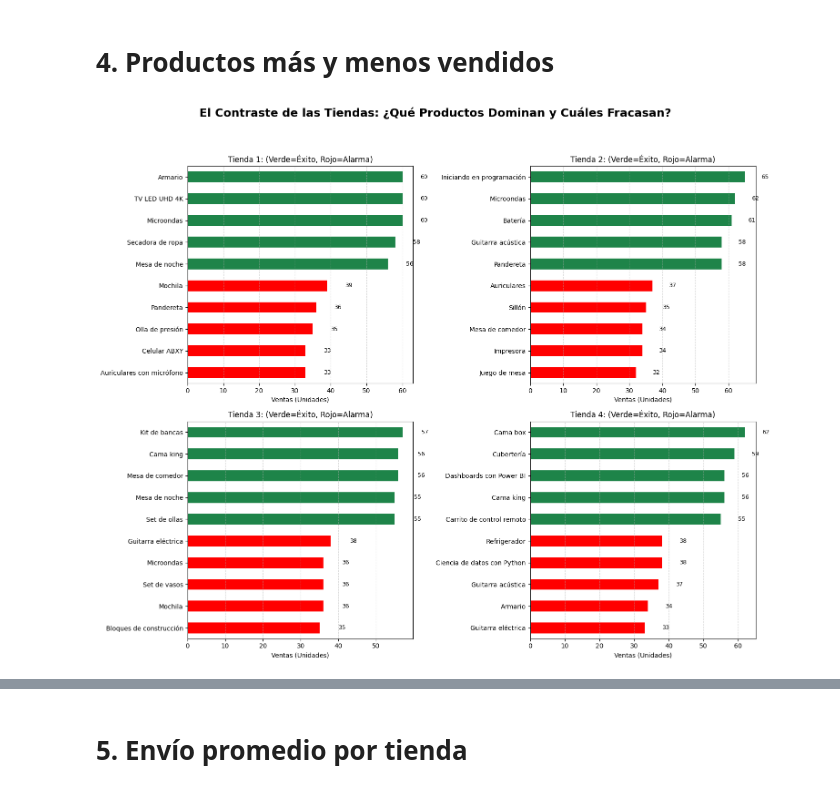
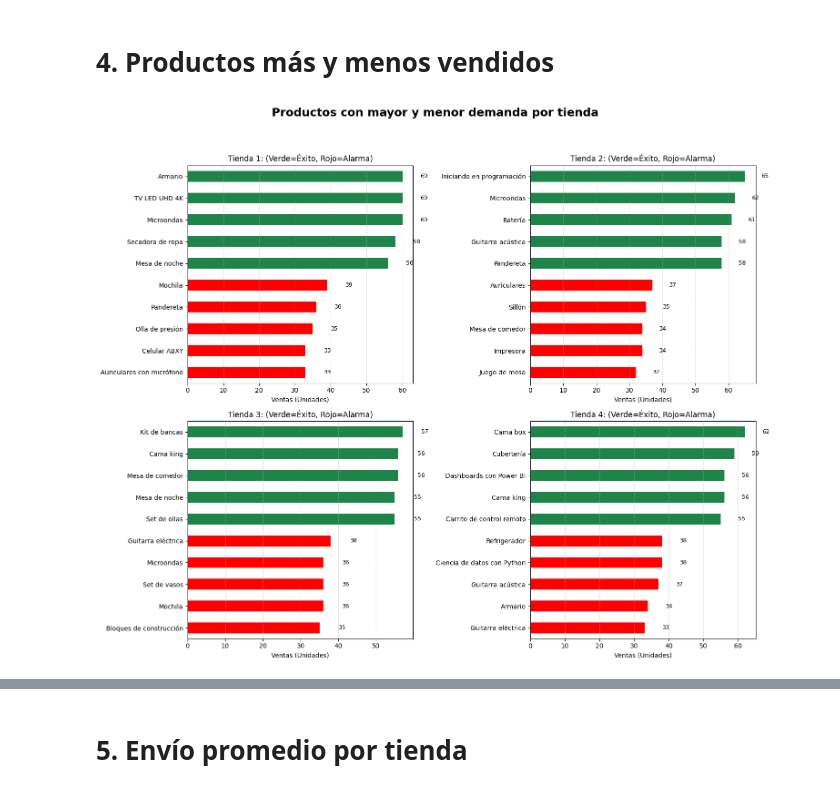
Before and after one commit to DevEnriquegd/ca-alura-store, a Jupyter notebook: AluraStore_JEGD.ipynb, the cells around one changed output, grey strips where cells are left out. Cells and saved outputs as stored; diff of their text form; code cells hidden in the pictures.

```diff
--- a/AluraStore_JEGD.ipynb
+++ b/AluraStore_JEGD.ipynb
@@ -107,7 +108,7 @@ peor_tienda_calificacion = calificacion_promedio_por_tienda.iloc[-1]
 nombre_peor_tienda = calificacion_promedio_por_tienda.index[-1]
 mejor_tienda_calificacion = calificacion_promedio_por_tienda.iloc[0]
 
-titulo_principal = f"Riesgo de Reputación: {nombre_peor_tienda} presenta la Calificación más baja ({peor_tienda_calificacion})"
+titulo_principal = f"La {nombre_peor_tienda} presenta la Satisfacción del Cliente más baja"
 
 colores = ['grey'] * len(calificacion_promedio_por_tienda)
 
@@ -119,7 +120,7 @@ ax = calificacion_promedio_por_tienda.plot(
     figsize=(10, 6),
     color=colores,
     xlabel='Tiendas',
-    ylabel='Calificación Promedio de Clientes',
+    ylabel='Satisfacción promedio',
     title=titulo_principal
 )
 
@@ -152,35 +153,35 @@ COLOR_FLOP = 'red'
 
 colores_paleta_corregida = [COLOR_FLOP] * 5 + [COLOR_TOP] * 5
 
-titulo_general = "El Contraste de las Tiendas: ¿Qué Productos Dominan y Cuáles Fracasan?"
+titulo_general = "Productos con mayor y menor demanda por tienda"
 fig, axes = plt.subplots(nrows=2, ncols=2, figsize=(15, 12))
 plt.suptitle(titulo_general, fontsize=18, fontweight='bold', y=1.02)
 
 for i, (tienda_id, ax) in enumerate(zip(['Tienda 1', 'Tienda 2', 'Tienda 3', 'Tienda 4'], axes.flatten())):
     df_tienda = df_ranking_final[df_ranking_final['ID_Tienda'] == tienda_id]
 
     df_tienda = df_tienda.sort_values(by='Ventas', ascending=True)
 
     titulo_panel = f'{tienda_id}: (Verde=Éxito, Rojo=Alarma)'
 
     df_tienda.set_index('Producto')['Ventas'].plot(
         kind='barh',
         ax=ax,
         color=colores_paleta_corregida,
         title=titulo_panel
     )
 
     for j, v in enumerate(df_tienda['Ventas']):
         ax.text(v + 5, j, f'{v:,.0f}', va='center', fontsize=9)
 
     ax.set_xlabel("Ventas (Unidades)")
     ax.set_ylabel("")
     ax.grid(axis='x', linestyle='--', alpha=0.5)
 
 plt.tight_layout(rect=[0, 0, 1, 0.98])
 plt.show()
 # %% [output]
-[figure, old version]
+[figure, new version]
 # %%
 ventas_por_producto_global = df_consolidado.groupby('Producto').size().reset_index(name='Ventas')
 
```
Also changed, not shown: parts of 15 cells of this notebook.
